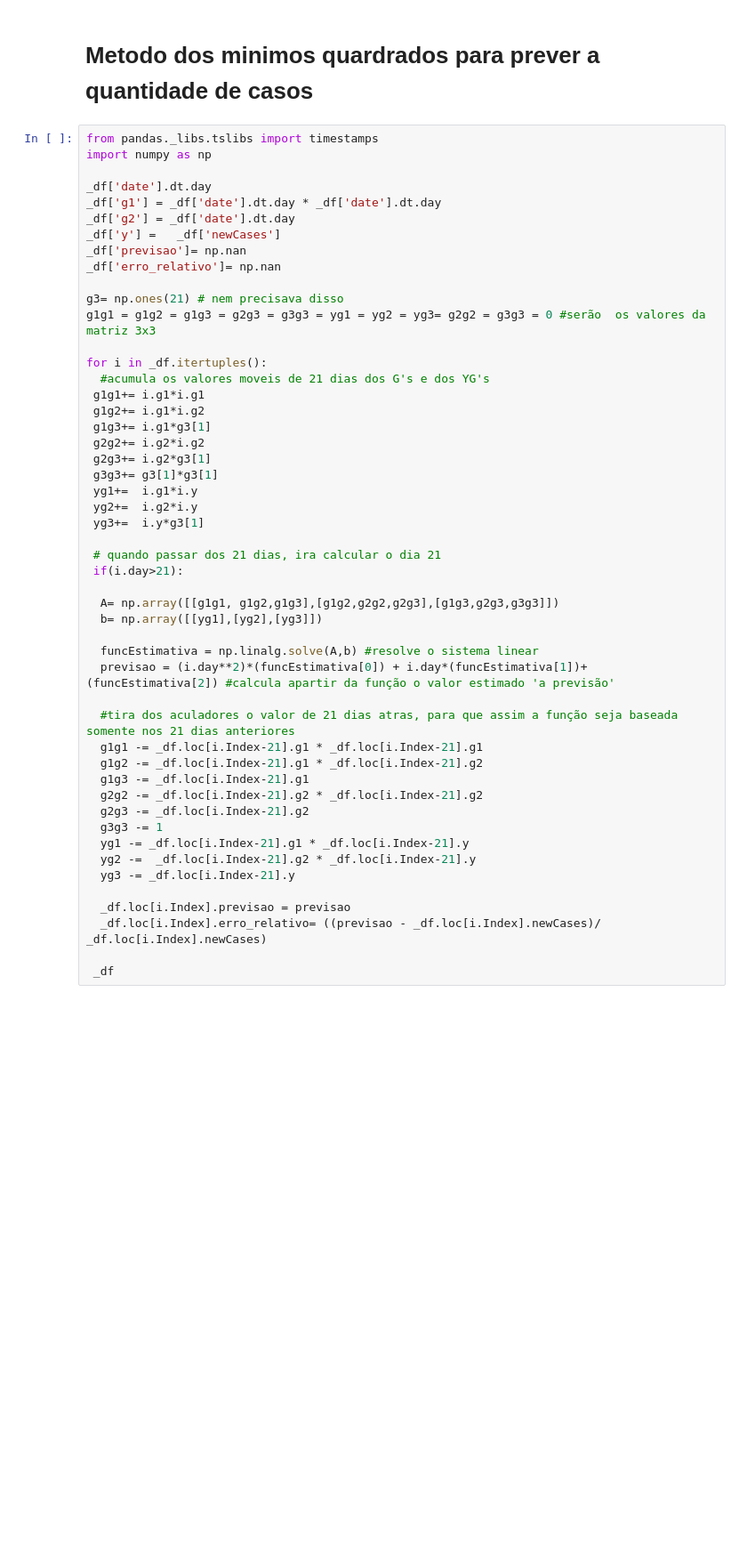
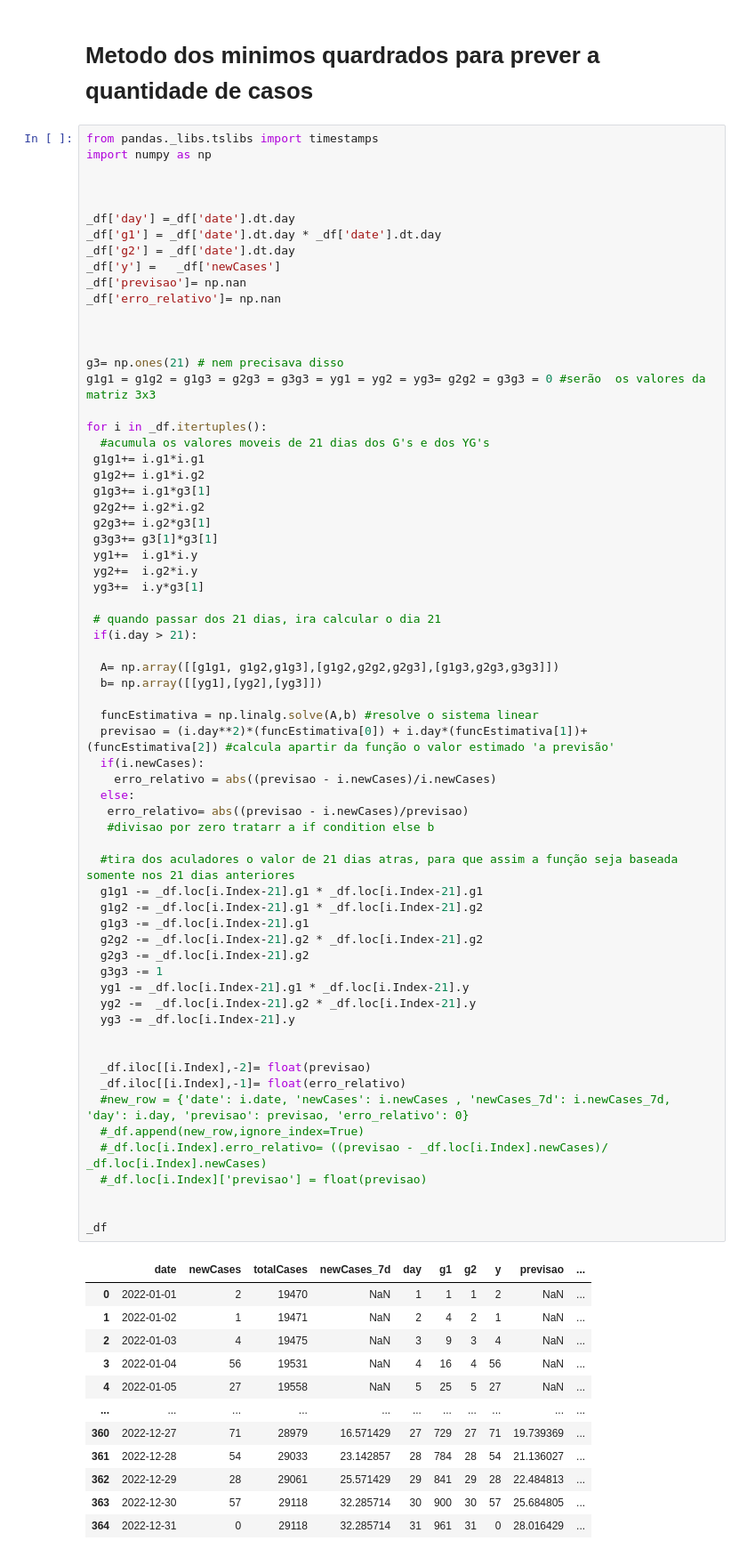
Before and after one commit to aureliodeboa/Calculo-Numerico, a Jupyter notebook: Numerico.ipynb, the cells around one changed output. Shown at 89% size. Saved outputs shown, nothing was run; the diff lists cells and outputs as text; blank space fills up the shorter version.

```diff
--- a/Numerico.ipynb
+++ b/Numerico.ipynb
@@ -85,12 +88,16 @@ _df.plot(x = "date", y="newCases_7d",ax=ax,lw=3)
 from pandas._libs.tslibs import timestamps
 import numpy as np
 
-_df['date'].dt.day
+
+
+_df['day'] =_df['date'].dt.day
 _df['g1'] = _df['date'].dt.day * _df['date'].dt.day
 _df['g2'] = _df['date'].dt.day
 _df['y'] =   _df['newCases']
 _df['previsao']= np.nan
 _df['erro_relativo']= np.nan
+
+
 
 g3= np.ones(21) # nem precisava disso
 g1g1 = g1g2 = g1g3 = g2g3 = g3g3 = yg1 = yg2 = yg3= g2g2 = g3g3 = 0 #serão  os valores da matriz 3x3
@@ -101,34 +108,57 @@ for i in _df.itertuples():
  g1g2+= i.g1*i.g2
  g1g3+= i.g1*g3[1]
  g2g2+= i.g2*i.g2
  g2g3+= i.g2*g3[1]
  g3g3+= g3[1]*g3[1]
  yg1+=  i.g1*i.y
  yg2+=  i.g2*i.y
  yg3+=  i.y*g3[1]
 
  # quando passar dos 21 dias, ira calcular o dia 21
- if(i.day>21):
+ if(i.day > 21):
 
   A= np.array([[g1g1, g1g2,g1g3],[g1g2,g2g2,g2g3],[g1g3,g2g3,g3g3]])
   b= np.array([[yg1],[yg2],[yg3]])
 
   funcEstimativa = np.linalg.solve(A,b) #resolve o sistema linear
   previsao = (i.day**2)*(funcEstimativa[0]) + i.day*(funcEstimativa[1])+ (funcEstimativa[2]) #calcula apartir da função o valor estimado 'a previsão'
+  if(i.newCases):
+    erro_relativo = abs((previsao - i.newCases)/i.newCases)
+  else:
+   erro_relativo= abs((previsao - i.newCases)/previsao)
+   #divisao por zero tratarr a if condition else b
 
   #tira dos aculadores o valor de 21 dias atras, para que assim a função seja baseada somente nos 21 dias anteriores
   g1g1 -= _df.loc[i.Index-21].g1 * _df.loc[i.Index-21].g1
   g1g2 -= _df.loc[i.Index-21].g1 * _df.loc[i.Index-21].g2
   g1g3 -= _df.loc[i.Index-21].g1
   g2g2 -= _df.loc[i.Index-21].g2 * _df.loc[i.Index-21].g2
   g2g3 -= _df.loc[i.Index-21].g2
   g3g3 -= 1
   yg1 -= _df.loc[i.Index-21].g1 * _df.loc[i.Index-21].y
   yg2 -=  _df.loc[i.Index-21].g2 * _df.loc[i.Index-21].y
   yg3 -= _df.loc[i.Index-21].y
 
-  _df.loc[i.Index].previsao = previsao
-  _df.loc[i.Index].erro_relativo= ((previsao - _df.loc[i.Index].newCases)/ _df.loc[i.Index].newCases)
 
- _df
+  _df.iloc[[i.Index],-2]= float(previsao)
+  _df.iloc[[i.Index],-1]= float(erro_relativo)
+  #new_row = {'date': i.date, 'newCases': i.newCases , 'newCases_7d': i.newCases_7d, 'day': i.day, 'previsao': previsao, 'erro_relativo': 0}
+  #_df.append(new_row,ignore_index=True)
+  #_df.loc[i.Index].erro_relativo= ((previsao - _df.loc[i.Index].newCases)/ _df.loc[i.Index].newCases)
+  #_df.loc[i.Index]['previsao'] = float(previsao)
+
+
+_df
 # %% [output]
+|  | date | newCases | totalCases | newCases_7d | day | g1 | g2 | y | previsao | ... |
+| 0 | 2022-01-01 | 2 | 19470 | NaN | 1 | 1 | 1 | 2 | NaN | ... |
+| 1 | 2022-01-02 | 1 | 19471 | NaN | 2 | 4 | 2 | 1 | NaN | ... |
+| 2 | 2022-01-03 | 4 | 19475 | NaN | 3 | 9 | 3 | 4 | NaN | ... |
+| 3 | 2022-01-04 | 56 | 19531 | NaN | 4 | 16 | 4 | 56 | NaN | ... |
+| 4 | 2022-01-05 | 27 | 19558 | NaN | 5 | 25 | 5 | 27 | NaN | ... |
+| ... | ... | ... | ... | ... | ... | ... | ... | ... | ... | ... |
+| 360 | 2022-12-27 | 71 | 28979 | 16.571429 | 27 | 729 | 27 | 71 | 19.739369 | ... |
+| 361 | 2022-12-28 | 54 | 29033 | 23.142857 | 28 | 784 | 28 | 54 | 21.136027 | ... |
+| 362 | 2022-12-29 | 28 | 29061 | 25.571429 | 29 | 841 | 29 | 28 | 22.484813 | ... |
+| 363 | 2022-12-30 | 57 | 29118 | 32.285714 | 30 | 900 | 30 | 57 | 25.684805 | ... |
+| 364 | 2022-12-31 | 0 | 29118 | 32.285714 | 31 | 961 | 31 | 0 | 28.016429 | ... |
```
Also changed, not shown: parts of 2 cells of this notebook.
